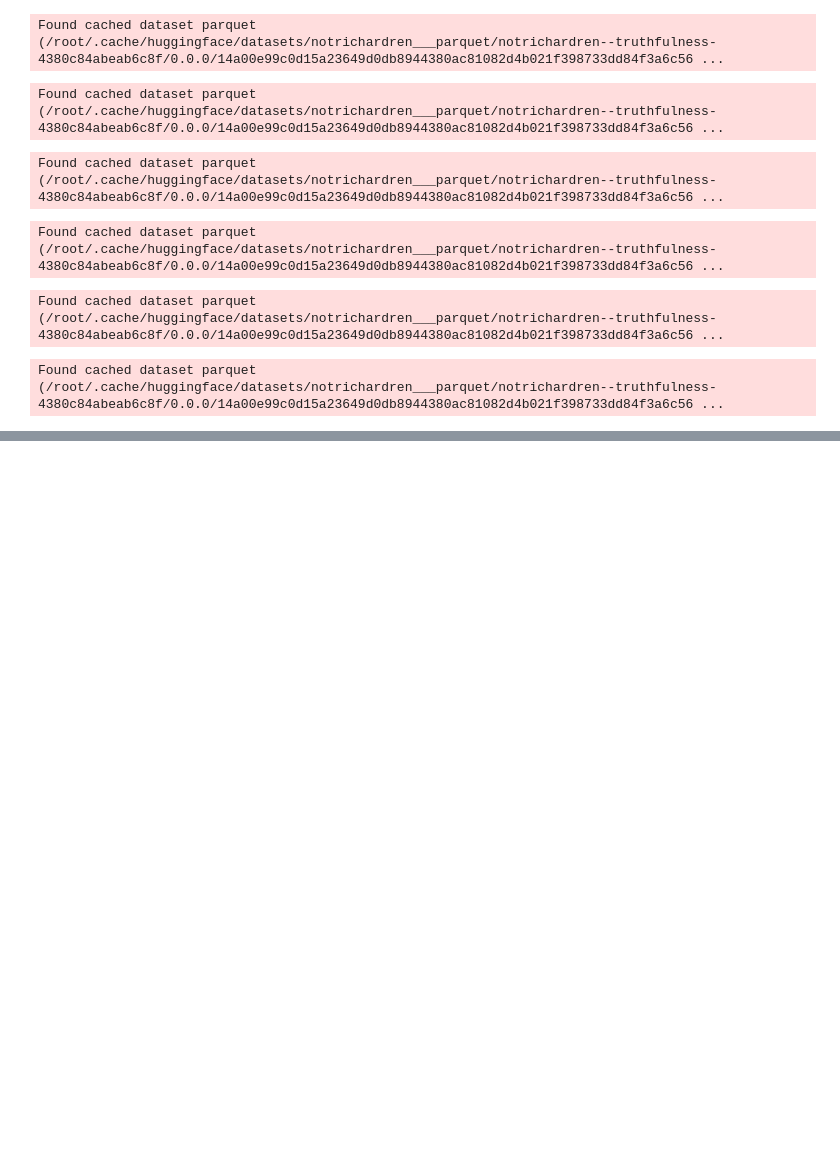
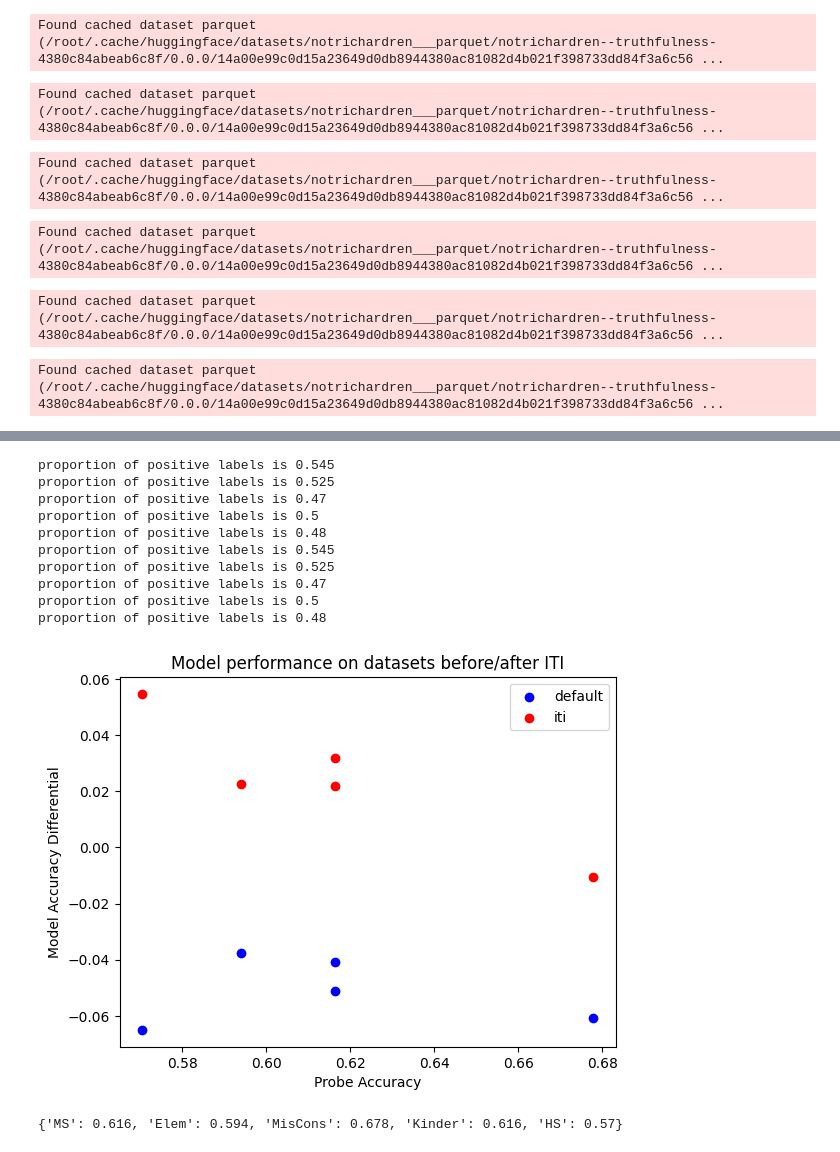
Before and after one commit to magikarp01/iti_capstone, a Jupyter notebook: generalization.ipynb, the cells around one changed output, grey strips where cells are left out. Cells and saved outputs as stored; diff of their text form; code cells hidden in the pictures; blank space fills up the shorter version.

Commit message:
Made method to quickly generate model outputs

```diff
--- a/generalization.ipynb
+++ b/generalization.ipynb
@@ -200,8 +189,8 @@ for name in datanames:
 positive_str_tokens = ["Yes", "yes", " Yes", " yes", "True", "true", " True", " true"]
 negative_str_tokens = ["No", "no", " No", " no", "False", "false", " False", " false"]
 
-positive_tokens = [model.tokenizer(token).input_ids[0] for token in positive_str_tokens]
-negative_tokens = [model.tokenizer(token).input_ids[0] for token in negative_str_tokens]
+positive_tokens = [model.tokenizer(token).input_ids[-1] for token in positive_str_tokens]
+negative_tokens = [model.tokenizer(token).input_ids[-1] for token in negative_str_tokens]
 
 def tot_logit_diff(model_acts, use_probs=False, eps=1e-8, test_only=True, act_type="z", check_balanced_output=False):
 
@@ -247,6 +236,10 @@ def tot_logit_diff(model_acts, use_probs=False, eps=1e-8, test_only=True, act_ty
     print(f"proportion of positive labels is {check_positive_prop/len(meta_indices)}")
     return positive_sum, negative_sum
 
+check_balanced_output = True
 for name in datanames:
-    positive_sum, negative_sum = tot_logit_diff(acts[name], use_probs=True, test_only=True, check_balanced_output=False)
-    print(f"{name}, {positive_sum.mean()}, {negative_sum.mean()}, {(positive_sum.mean() - negative_sum.mean())*100}%")
+    positive_sum, negative_sum = tot_logit_diff(acts[name], use_probs=True, test_only=True, check_balanced_output=check_balanced_output)
+    if check_balanced_output:
+        print(f"{name}, positive responses are {positive_sum.mean()}, negative responses are {negative_sum.mean()}, {(positive_sum.mean() - negative_sum.mean())*100}%")
+    else:
+        print(f"{name}, correct responses are {positive_sum.mean()}, incorrect responses are {negative_sum.mean()}, {(positive_sum.mean() - negative_sum.mean())*100}%")
@@ -252,0 +264,9 @@ for name in datanames:
+# %%
+from utils.interp_utils import tot_logit_diff
+check_balanced_output = True
+for name in datanames:
+    positive_sum, negative_sum = tot_logit_diff(model.tokenizer, acts[name], use_probs=True, test_only=True, check_balanced_output=check_balanced_output)
+    if check_balanced_output:
+        print(f"{name}, positive responses are {positive_sum.mean()}, negative responses are {negative_sum.mean()}, {(positive_sum.mean() - negative_sum.mean())*100}%")
+    else:
+        print(f"{name}, correct responses are {positive_sum.mean()}, incorrect responses are {negative_sum.mean()}, {(positive_sum.mean() - negative_sum.mean())*100}%")
@@ -298,15 +334,16 @@ n_acts = 1000
 
 iti_acts = {}
 for name in datanames:
-    iti_acts[name] = ModelActs(model, datasets[name], act_types=["z", "mlp_out", "resid_post", "resid_pre","logits"])
+    # iti_acts[name] = ModelActs(model, datasets[name], act_types=["z", "mlp_out", "resid_post", "resid_pre","logits"])
+    iti_acts[name] = ModelActs(model, datasets[name], act_types=["z", "logits"])
     cache_interventions = torch.zeros(size=(model.cfg.n_layers, model.cfg.n_heads, model.cfg.d_head))
     patch_iti(model, acts[name], topk=50, alpha=20, use_MMD=True, model_device="cuda", cache_interventions=cache_interventions, train_only=True)
     model_acts: ModelActs = iti_acts[name]
 
     # if name == "BoolQ":
-    model_acts.gen_acts(N=n_acts, id=f"iti_{name}_gpt2xl_{n_acts}", indices=acts[name].indices)
+    # model_acts.gen_acts(N=n_acts, id=f"iti_{name}_gpt2xl_{n_acts}", indices=acts[name].indices)
     # else:
-    #     model_acts.load_acts(id=f"iti_{name}_gpt2xl_{n_acts}", load_probes=False)
+    model_acts.load_acts(id=f"iti_{name}_gpt2xl_{n_acts}", load_probes=False)
     # model_acts.train_probes("z", max_iter=1000)
     model_acts.indices_trains = acts[name].indices_trains
     model_acts.indices_tests = acts[name].indices_tests
@@ -314,0 +358,10 @@ for name in datanames:
+# %%
+from utils.interp_utils import tot_logit_diff
+print("After ITI:")
+check_balanced_output = False
+for name in datanames:
+    positive_sum, negative_sum = tot_logit_diff(model.tokenizer, iti_acts[name], use_probs=True, test_only=True, check_balanced_output=check_balanced_output)
+    if check_balanced_output:
+        print(f"{name}, positive responses are {positive_sum.mean()}, negative responses are {negative_sum.mean()}, {(positive_sum.mean() - negative_sum.mean())*100}%")
+    else:
+        print(f"{name}, correct responses are {positive_sum.mean()}, incorrect responses are {negative_sum.mean()}, {(positive_sum.mean() - negative_sum.mean())*100}%")
@@ -315,29 +380,42 @@ for name in datanames:
 # %%
 # plot graph of model accuracy differential vs probe accuracy
 import matplotlib.pyplot as plt
 
 colors=['b', 'r']
 names=["default", "iti"]
 probe_acc_dict = {}
 for idx, act_list in enumerate([acts, iti_acts]):
     model_acc_diffs = []
     probe_accs = []
     for name in datanames:
-        positive_sum, negative_sum = tot_logit_diff(act_list[name], use_probs=True)
+        positive_sum, negative_sum = tot_logit_diff(model.tokenizer, act_list[name], use_probs=True, check_balanced_output=True)
         model_acc_diffs.append(positive_sum.mean() - negative_sum.mean())
 
         probe_accs.append(acts[name].probe_accs["z"].mean())
         probe_acc_dict[name] = round(acts[name].probe_accs["z"].mean(), 3)
 
     plt.scatter(probe_accs, model_acc_diffs, c=colors[idx], label=names[idx])
 
 plt.title("Model performance on datasets before/after ITI")
 plt.xlabel("Probe Accuracy")
 plt.ylabel("Model Accuracy Differential")
 plt.legend()
 plt.show()
 
 print(probe_acc_dict)
+# %% [output]
+proportion of positive labels is 0.545
+proportion of positive labels is 0.525
+proportion of positive labels is 0.47
+proportion of positive labels is 0.5
+proportion of positive labels is 0.48
+proportion of positive labels is 0.545
+proportion of positive labels is 0.525
+proportion of positive labels is 0.47
+proportion of positive labels is 0.5
+proportion of positive labels is 0.48
+[figure, added]
+{'MS': 0.616, 'Elem': 0.594, 'MisCons': 0.678, 'Kinder': 0.616, 'HS': 0.57}
 # %%
 acts["TruthfulQA"].y_tests["z"][:,0].sum()
 # %%
```
Also changed, not shown: parts of 12 cells of this notebook, 7 other files.
